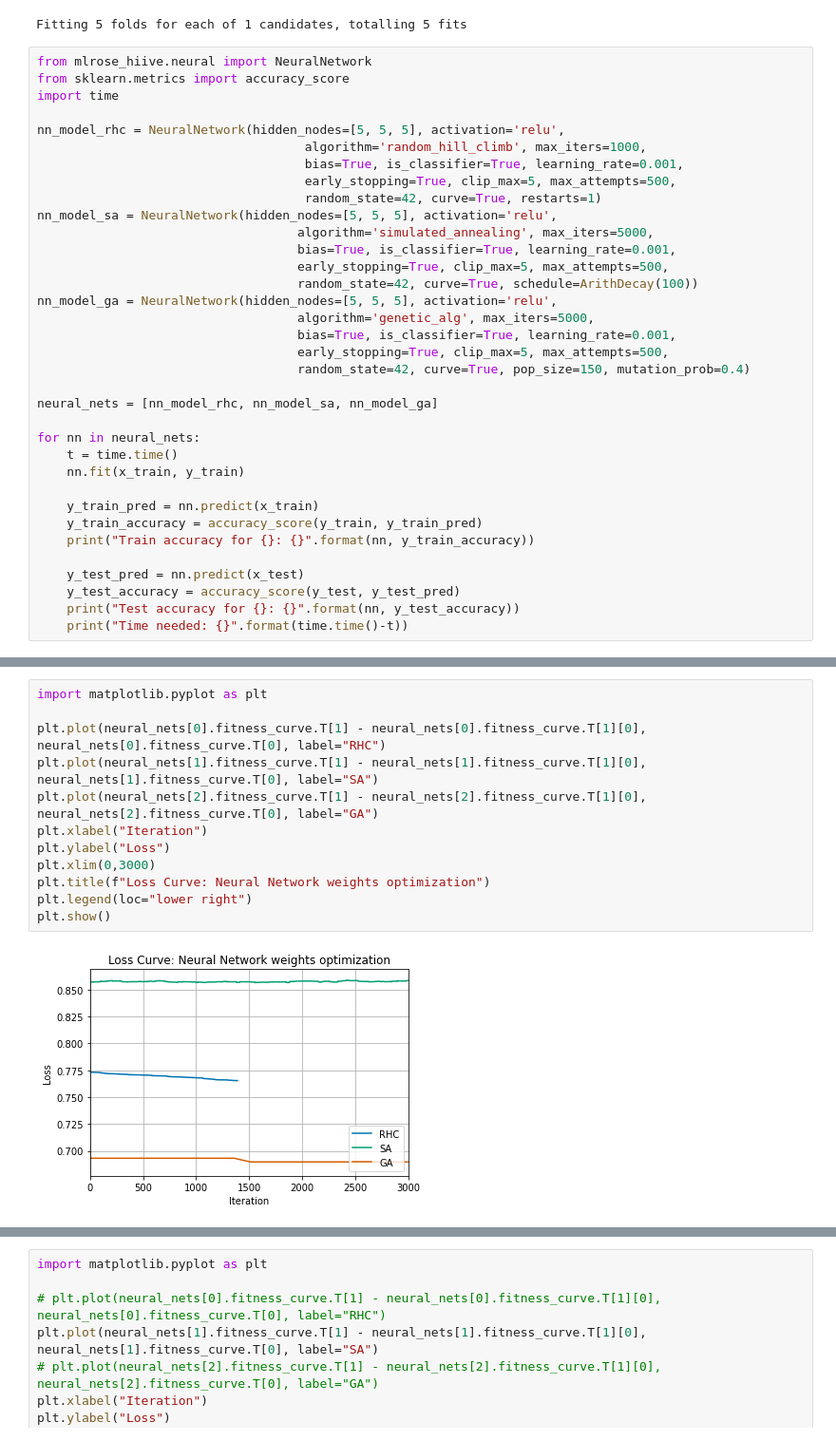
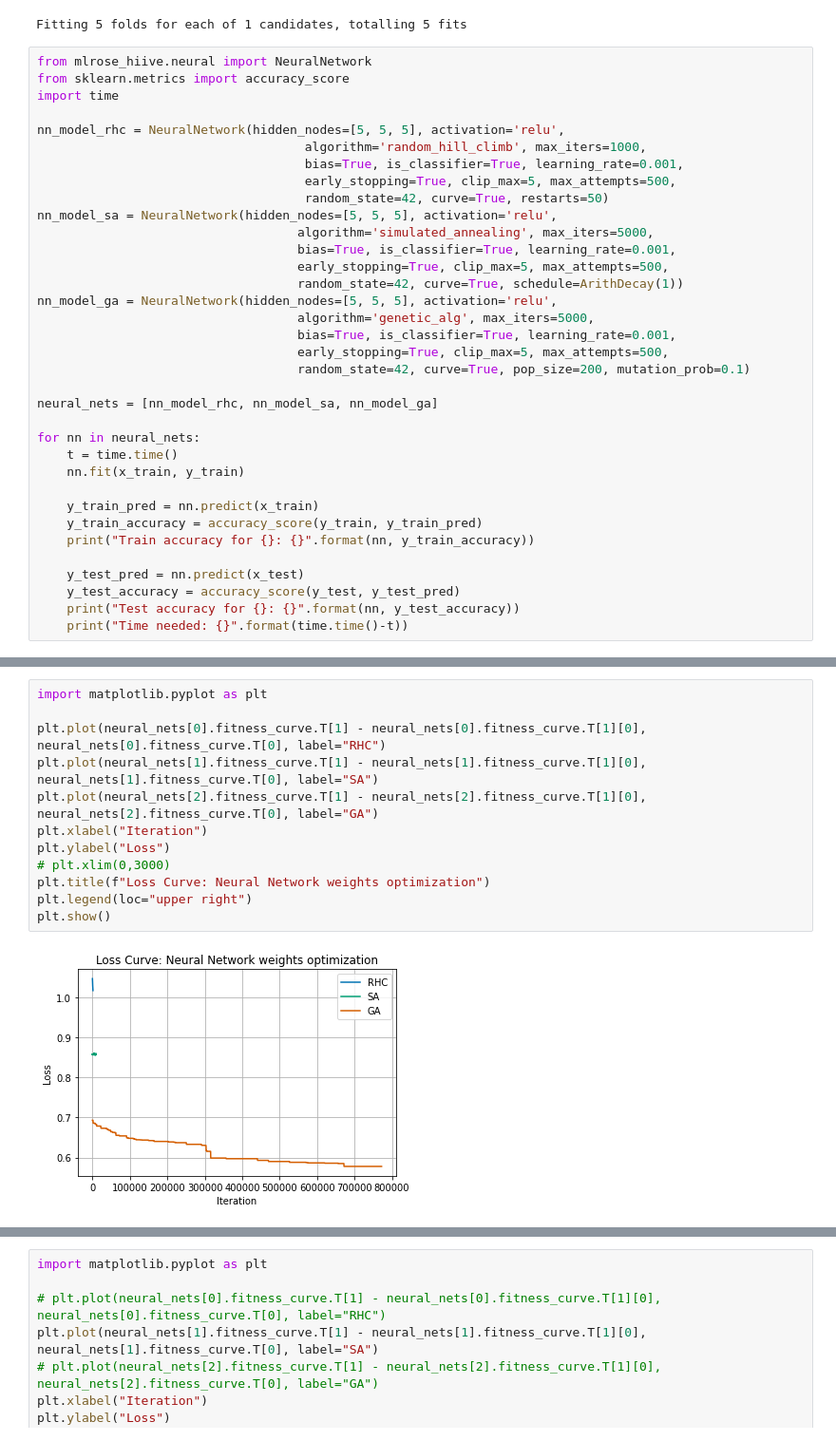
Before and after one commit to fonylew/machine-learning, a Jupyter notebook: randomized_optimization/NeuralNetwork.ipynb, the cells around one changed output, grey strips where cells are left out. Shown at 95% size. Saved outputs shown, nothing was run; the diff lists cells and outputs as text.

```diff
--- a/randomized_optimization/NeuralNetwork.ipynb
+++ b/randomized_optimization/NeuralNetwork.ipynb
@@ -361,17 +361,17 @@ nn_model_rhc = NeuralNetwork(hidden_nodes=[5, 5, 5], activation='relu',
                                     algorithm='random_hill_climb', max_iters=1000,
                                     bias=True, is_classifier=True, learning_rate=0.001,
                                     early_stopping=True, clip_max=5, max_attempts=500,
-                                    random_state=42, curve=True, restarts=1)
+                                    random_state=42, curve=True, restarts=50)
 nn_model_sa = NeuralNetwork(hidden_nodes=[5, 5, 5], activation='relu',
                                    algorithm='simulated_annealing', max_iters=5000,
                                    bias=True, is_classifier=True, learning_rate=0.001,
                                    early_stopping=True, clip_max=5, max_attempts=500,
-                                   random_state=42, curve=True, schedule=ArithDecay(100))
+                                   random_state=42, curve=True, schedule=ArithDecay(1))
 nn_model_ga = NeuralNetwork(hidden_nodes=[5, 5, 5], activation='relu',
                                    algorithm='genetic_alg', max_iters=5000,
                                    bias=True, is_classifier=True, learning_rate=0.001,
                                    early_stopping=True, clip_max=5, max_attempts=500,
-                                   random_state=42, curve=True, pop_size=150, mutation_prob=0.4)
+                                   random_state=42, curve=True, pop_size=200, mutation_prob=0.1)
 
 neural_nets = [nn_model_rhc, nn_model_sa, nn_model_ga]
 
@@ -428,14 +418,14 @@ array([[7.73227741e-01, 1.46200000e+03],
 # %%
 import matplotlib.pyplot as plt
 
 plt.plot(neural_nets[0].fitness_curve.T[1] - neural_nets[0].fitness_curve.T[1][0], neural_nets[0].fitness_curve.T[0], label="RHC")
 plt.plot(neural_nets[1].fitness_curve.T[1] - neural_nets[1].fitness_curve.T[1][0], neural_nets[1].fitness_curve.T[0], label="SA")
 plt.plot(neural_nets[2].fitness_curve.T[1] - neural_nets[2].fitness_curve.T[1][0], neural_nets[2].fitness_curve.T[0], label="GA")
 plt.xlabel("Iteration")
 plt.ylabel("Loss")
-plt.xlim(0,3000)
+# plt.xlim(0,3000)
 plt.title(f"Loss Curve: Neural Network weights optimization")
-plt.legend(loc="lower right")
+plt.legend(loc="upper right")
 plt.show()
 # %% [output]
-[figure, old version]
+[figure, new version]
```
Also changed, not shown: parts of 6 cells of this notebook, 8 other files.
